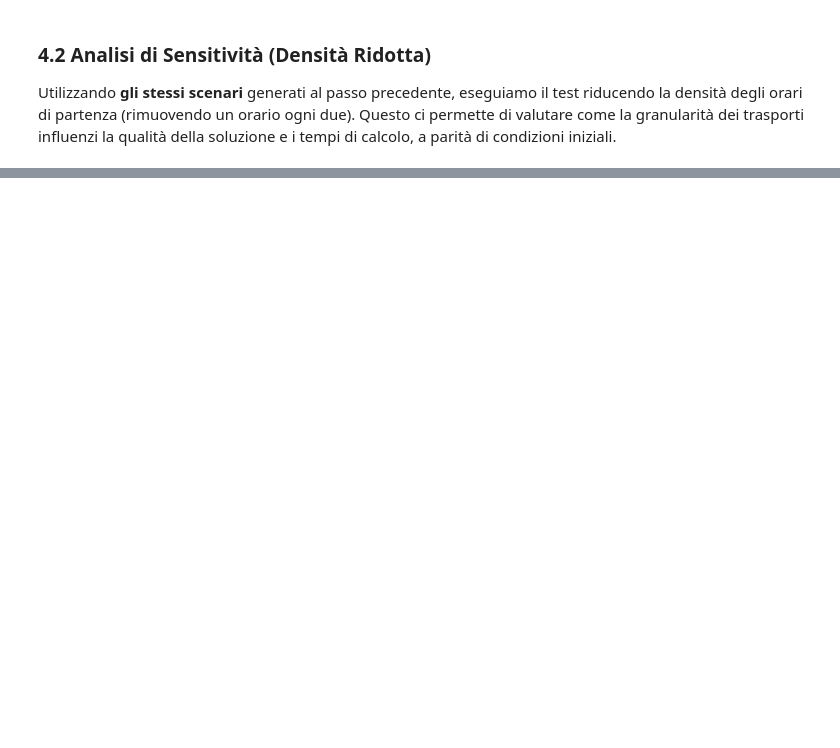
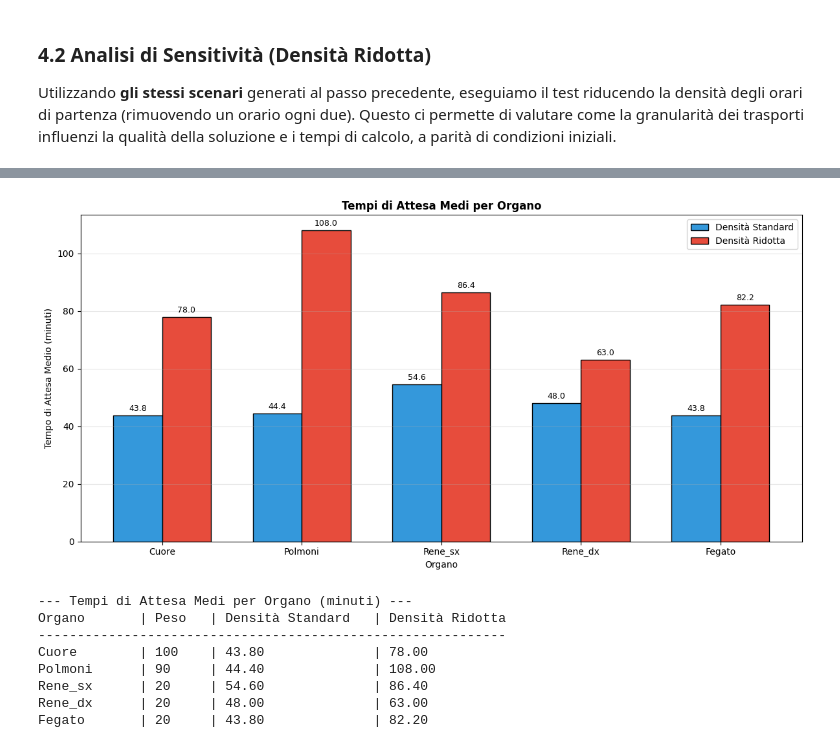
Before and after one commit to micheleguidaa/robust-organ-scheduler, a Jupyter notebook: robust_organ_scheduler.ipynb, the cells around one changed output, grey strips where cells are left out. Cells and saved outputs as stored; diff of their text form; code cells hidden in the pictures; blank space fills up the shorter version.

```diff
--- a/robust_organ_scheduler.ipynb
+++ b/robust_organ_scheduler.ipynb
@@ -834,0 +1017,58 @@ Fegato     | 80.40        | 330.00
+# %%
+# ---------------------------------------------------------
+# 5.3 ISTOGRAMMA TEMPI DI ATTESA MEDI PER ORGANO
+# ---------------------------------------------------------
+fig, ax = plt.subplots(figsize=(12, 6))
+
+# Calcolo medie per organo
+medie_std = [np.mean(attese_std[o]) if attese_std[o] else 0 for o in ORGANI]
+medie_red = [np.mean(attese_red[o]) if attese_red[o] else 0 for o in ORGANI]
+
+x = np.arange(len(ORGANI))
+width = 0.35
+
+bars1 = ax.bar(x - width/2, medie_std, width, label='Densità Standard', color='#3498db', edgecolor='black')
+bars2 = ax.bar(x + width/2, medie_red, width, label='Densità Ridotta', color='#e74c3c', edgecolor='black')
+
+# Etichette sui bars
+def autolabel(bars, ax):
+    for bar in bars:
+        height = bar.get_height()
+        ax.annotate(f'{height:.1f}',
+                    xy=(bar.get_x() + bar.get_width() / 2, height),
+                    xytext=(0, 3),
+                    textcoords="offset points",
+                    ha='center', va='bottom', fontsize=9)
+
+autolabel(bars1, ax)
+autolabel(bars2, ax)
+
+ax.set_xlabel('Organo')
+ax.set_ylabel('Tempo di Attesa Medio (minuti)')
+ax.set_title('Tempi di Attesa Medi per Organo', fontsize=12, fontweight='bold')
+ax.set_xticks(x)
+ax.set_xticklabels(ORGANI)
+ax.legend()
+ax.grid(axis='y', alpha=0.3)
+
+plt.tight_layout()
+plt.savefig('results/figures/istogramma_attese_medie.png', dpi=150, bbox_inches='tight')
+plt.show()
+
+# Tabella riassuntiva
+print("\n--- Tempi di Attesa Medi per Organo (minuti) ---")
+print(f"{'Organo':<12} | {'Peso':<6} | {'Densità Standard':<18} | {'Densità Ridotta':<18}")
+print("-" * 60)
+for i, organo in enumerate(ORGANI):
+    peso = PESO_ORGANI[organo]
+    print(f"{organo:<12} | {peso:<6.0f} | {medie_std[i]:<18.2f} | {medie_red[i]:<18.2f}")
+# %% [output]
+[figure, added]
+--- Tempi di Attesa Medi per Organo (minuti) ---
+Organo       | Peso   | Densità Standard   | Densità Ridotta
+------------------------------------------------------------
+Cuore        | 100    | 43.80              | 78.00
+Polmoni      | 90     | 44.40              | 108.00
+Rene_sx      | 20     | 54.60              | 86.40
+Rene_dx      | 20     | 48.00              | 63.00
+Fegato       | 20     | 43.80              | 82.20
```
Also changed, not shown: parts of 12 cells of this notebook, 9 other files.
